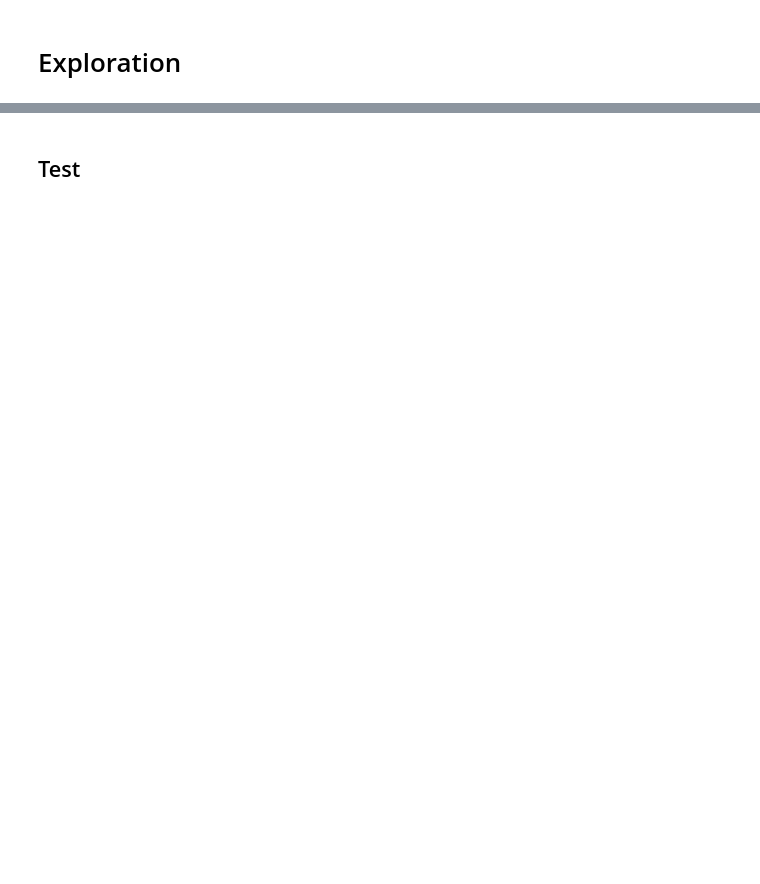
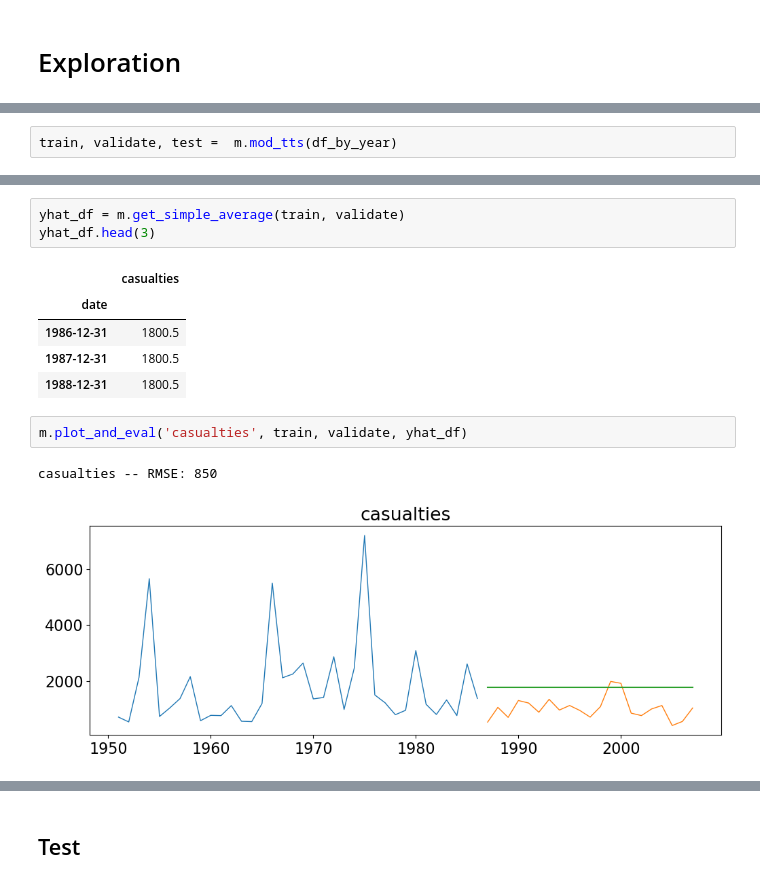
Before and after one commit to skylerschnee/twister-predictor, a Jupyter notebook: final_notebook.ipynb, the cells around one changed output, grey strips where cells are left out. Saved outputs shown, nothing was run; the diff lists cells and outputs as text; blank space fills up the shorter version.

```diff
--- a/final_notebook.ipynb
+++ b/final_notebook.ipynb
@@ -141,0 +128,2 @@ plt.show()
+# %%
+train, validate, test =  m.mod_tts(df_by_year)
@@ -141,0 +132,14 @@ plt.show()
+# %%
+yhat_df = m.get_simple_average(train, validate)
+yhat_df.head(3)
+# %% [output]
+|  | casualties |
+| date |  |
+| 1986-12-31 | 1800.5 |
+| 1987-12-31 | 1800.5 |
+| 1988-12-31 | 1800.5 |
+# %%
+m.plot_and_eval('casualties', train, validate, yhat_df)
+# %% [output]
+casualties -- RMSE: 850
+[figure, added]
```
Also changed, not shown: parts of 52 cells of this notebook, 5 other files.
